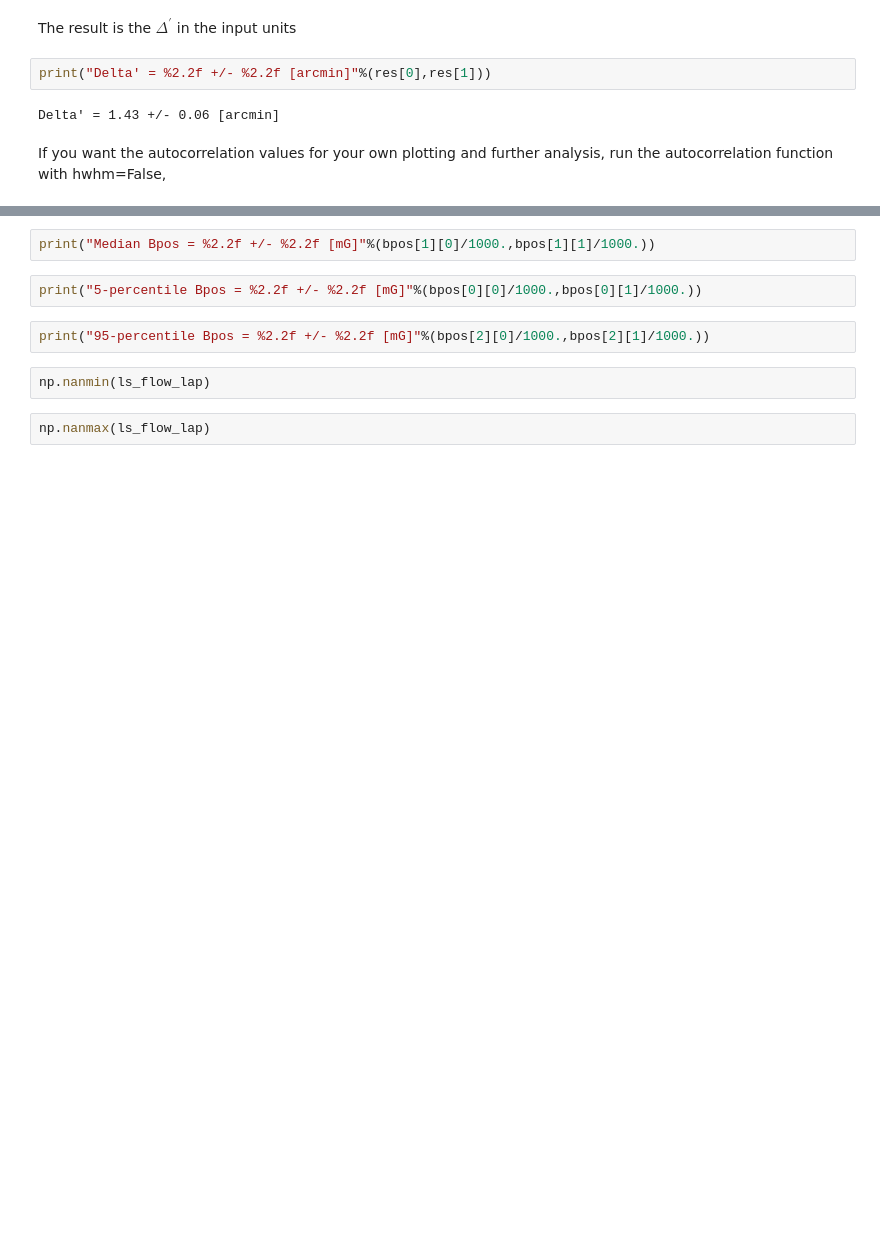
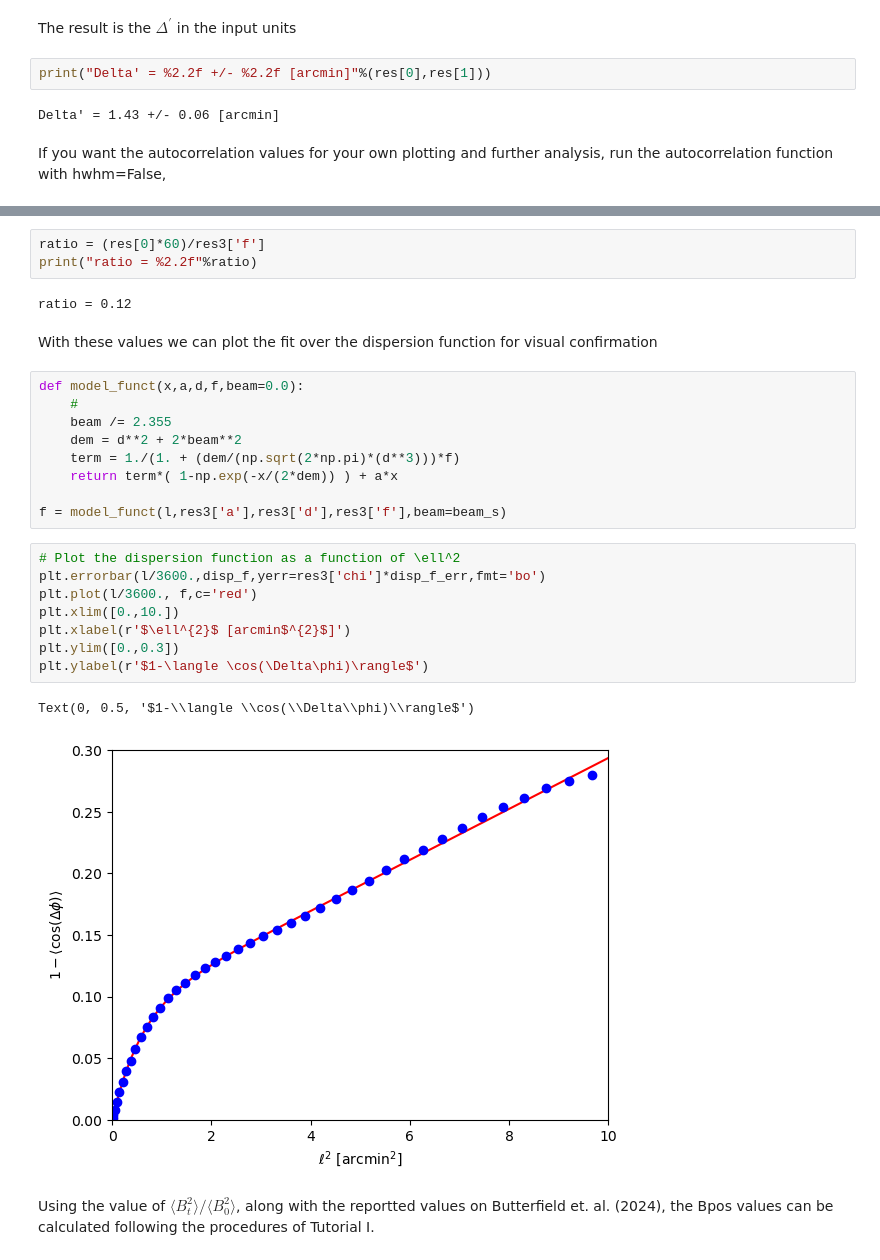
Before and after one commit to jorgueagui/polBpy, a Jupyter notebook: tutorials/polBpy_Tutorial_III.ipynb, the cells around one changed output, grey strips where cells are left out. Drawn from its saved outputs; the diff is of its cells as text; blank space fills up the shorter version.

```diff
--- a/tutorials/polBpy_Tutorial_III.ipynb
+++ b/tutorials/polBpy_Tutorial_III.ipynb
@@ -147,10 +186,29 @@ bpos = DCF.dcf_range(col_den,vel_disp,ang_disp,m_flow=ls_flow,m_flow_lap=ls_flow
 # %%
-print("Median Bpos = %2.2f +/- %2.2f [mG]"%(bpos[1][0]/1000.,bpos[1][1]/1000.))
+ratio = (res[0]*60)/res3['f']
+print("ratio = %2.2f"%ratio)
+# %% [output]
+ratio = 0.12
-# %%
-print("5-percentile Bpos = %2.2f +/- %2.2f [mG]"%(bpos[0][0]/1000.,bpos[0][1]/1000.))
+# %% [markdown]
+With these values we can plot the fit over the dispersion function for visual confirmation
 # %%
-print("95-percentile Bpos = %2.2f +/- %2.2f [mG]"%(bpos[2][0]/1000.,bpos[2][1]/1000.))
+def model_funct(x,a,d,f,beam=0.0):
+    #
+    beam /= 2.355
+    dem = d**2 + 2*beam**2
+    term = 1./(1. + (dem/(np.sqrt(2*np.pi)*(d**3)))*f)
+    return term*( 1-np.exp(-x/(2*dem)) ) + a*x
+
+f = model_funct(l,res3['a'],res3['d'],res3['f'],beam=beam_s)
 # %%
-np.nanmin(ls_flow_lap)
+# Plot the dispersion function as a function of \ell^2
+plt.errorbar(l/3600.,disp_f,yerr=res3['chi']*disp_f_err,fmt='bo')
+plt.plot(l/3600., f,c='red')
+plt.xlim([0.,10.])
+plt.xlabel(r'$\ell^{2}$ [arcmin$^{2}$]')
+plt.ylim([0.,0.3])
+plt.ylabel(r'$1-\langle \cos(\Delta\phi)\rangle$')
+# %% [output]
+Text(0, 0.5, '$1-\\langle \\cos(\\Delta\\phi)\\rangle$')
+[figure, added]
-# %%
-np.nanmax(ls_flow_lap)
+# %% [markdown]
+Using the value of $\langle B_{t}^{2}\rangle/\langle B_{0}^{2}\rangle$, along with the reportted values on Butterfield et. al. (2024), the Bpos values can be calculated following the procedures of Tutorial I.
```
Also changed, not shown: parts of 16 cells of this notebook, 4 other files.
